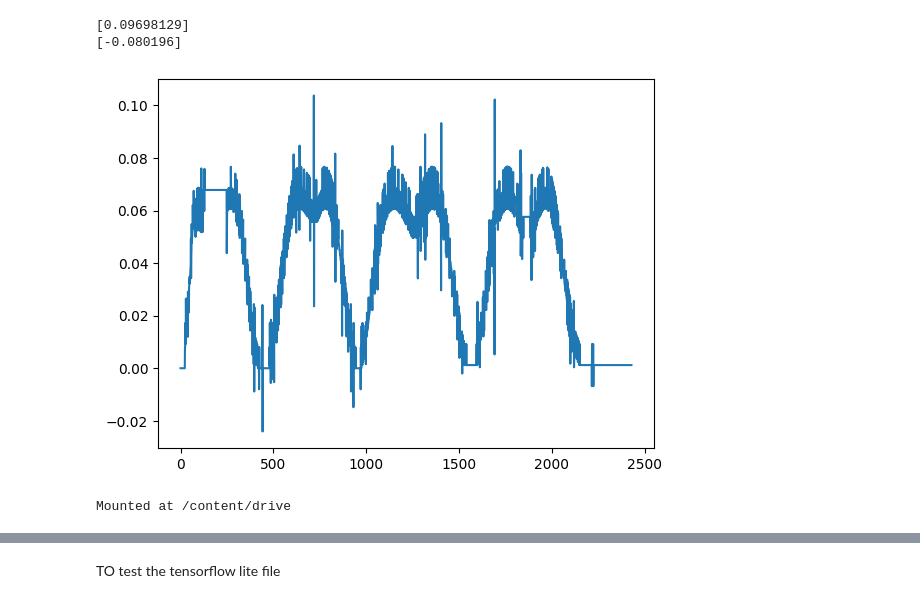
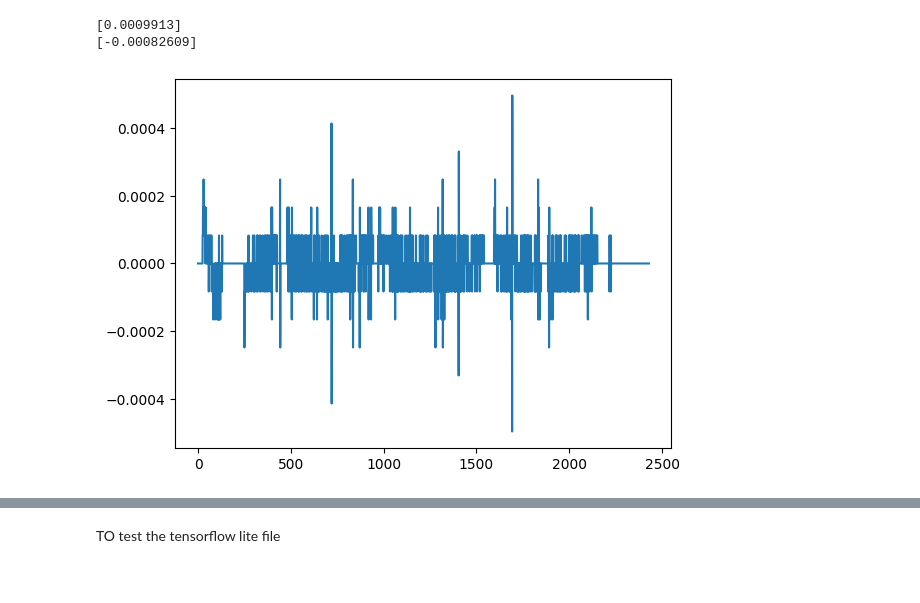
Before and after one commit to StackMonkey/Transparent-control-with-LSTM-and-FMG, a Jupyter notebook: LSTM Model generation/LSTM_with_diff.ipynb, the cells around one changed output, grey strips where cells are left out. Drawn from its saved outputs; the diff is of its cells as text; code cells hidden in the pictures.

```diff
--- a/LSTM Model generation/LSTM_with_diff.ipynb
+++ b/LSTM Model generation/LSTM_with_diff.ipynb
@@ -154,34 +154,34 @@ def evaluate_forecasts(test, forecasts, n_lag, n_seq):
         predicted = [forecast[i] for forecast in forecasts]
         rmse = sqrt(mean_squared_error(actual, predicted))
         print('t+%d RMSE: %f' % ((i+1), rmse))
 
 # Plot the forecasts in the context of the original dataset
 def plot_forecasts(series, forecasts, n_test):
     # Plot the entire dataset in blue
     pyplot.plot(series.values)
     # Plot the forecasts in red
     for i in range(len(forecasts)):
         off_s = len(series) - n_test + i - 1
         off_e = off_s + len(forecasts[i]) + 1
         xaxis = [x for x in range(off_s, off_e)]
         yaxis = [series.values[off_s]] + forecasts[i]
         pyplot.plot(xaxis, yaxis, color='red')
     # Show the plot
     pyplot.show()
 
 # Load dataset
-series = read_excel("/content/drive/MyDrive/PayloadClassifierandFMGData/Inverse Dynamics Calculations/TorqueData_noFriction_NL.xlsx", header=None, index_col=0)
+series = read_excel("TorqueData_noFriction_NL_NG.xlsx", header=None, index_col=0)
 # Configure
 n_lag = 5
 n_seq = 1
 n_test = round(0.3 * len(series))  # Or whatever number of tests you want
 n_epochs = 20  # Number of epochs for training
 n_batch = 1  # Batch size
 n_neurons = 2  # Number of neurons in the LSTM layer
 pyplot.plot(series.values)
 # Prepare data
 scaler, train, test,test_values = prepare_data(series, n_test, n_lag, n_seq)
 # %% [output]
-[0.09698129]
-[-0.080196]
+[0.0009913]
+[-0.00082609]
-[figure, old version]
+[figure, new version]
@@ -194,8 +188,3 @@ scaler, train, test,test_values = prepare_data(series, n_test, n_lag, n_seq)
-# %%
-from google.colab import drive
-drive.mount('/content/drive')
-# %% [output]
-Mounted at /content/drive
 # %%
 
 # fit model
```
Also changed, not shown: parts of 7 cells of this notebook, 1 other file.
